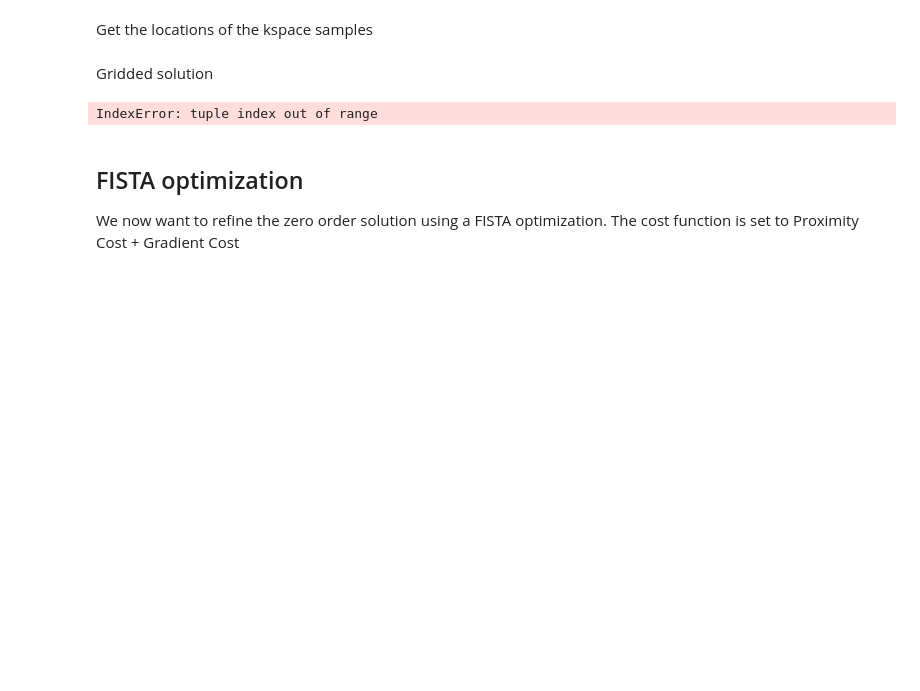
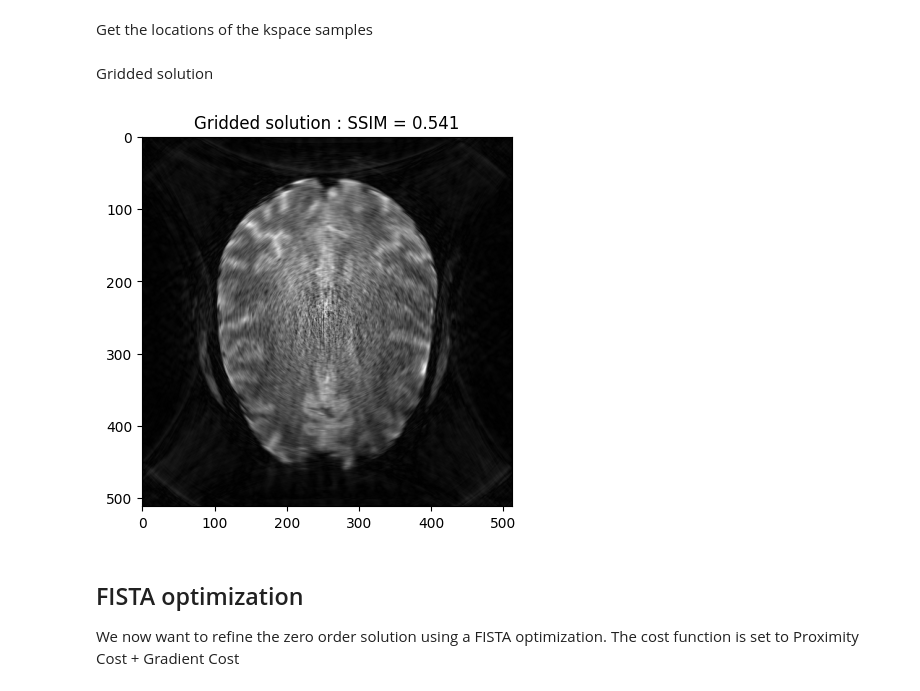
Before and after one commit to philouc/mri_acq_recon_tutorial, a Jupyter notebook: IEEE-EMBS_2022SummerSchool/10.non-Cartesian_CS_image_recon.ipynb, the cells around one changed output. Saved outputs shown, nothing was run; the diff lists cells and outputs as text; code cells hidden in the pictures; blank space fills up the shorter version.

Commit message:
updated non-Cartesian CS recon with finufft backend

```diff
--- a/IEEE-EMBS_2022SummerSchool/10.non-Cartesian_CS_image_recon.ipynb
+++ b/IEEE-EMBS_2022SummerSchool/10.non-Cartesian_CS_image_recon.ipynb
@@ -68,22 +75,23 @@ undersample the k-space using a radial mask. We then reconstruct the zero-order
 Get the locations of the kspace samples
 # %%
 # Get the locations of the kspace samples and the associated observations
-#fourier_op = NonCartesianFFT(samples=kspace_loc, shape=image.shape, implementation='gpuNUFFT')
+#fourier_op = NonCartesianFFT(samples=kspace_loc, shape=image.shape, implementation='gpuNUFFT
+#kspace_obs = fourier_op.op(image)[0]
 fourier_op = NonCartesianFFT(samples=kspace_loc, shape=image.shape, implementation='finufft')
-kspace_obs = fourier_op.op(image)[0]
+kspace_obs = fourier_op.op(image)
 # %% [markdown]
 Gridded solution
 # %%
 grid_space = np.linspace(-0.5, 0.5, num=image.shape[0])
 grid2D = np.meshgrid(grid_space, grid_space)
 grid_soln = gridded_inverse_fourier_transform_nd(kspace_loc, kspace_obs,
                                                  tuple(grid2D), 'linear')
 base_ssim = ssim(grid_soln, image)
 plt.imshow(np.abs(grid_soln), cmap='gray')
-plt.title('Gridded solution : SSIM = ' + str(np.around(base_ssim, 2)))
+plt.title('Gridded solution : SSIM = ' + str(np.around(base_ssim, 3)))
 plt.show()
 # %% [output]
-IndexError: tuple index out of range
+[figure, added]
 # %% [markdown]
 FISTA optimization
 ------------------
```
Also changed, not shown: parts of 3 cells of this notebook.
